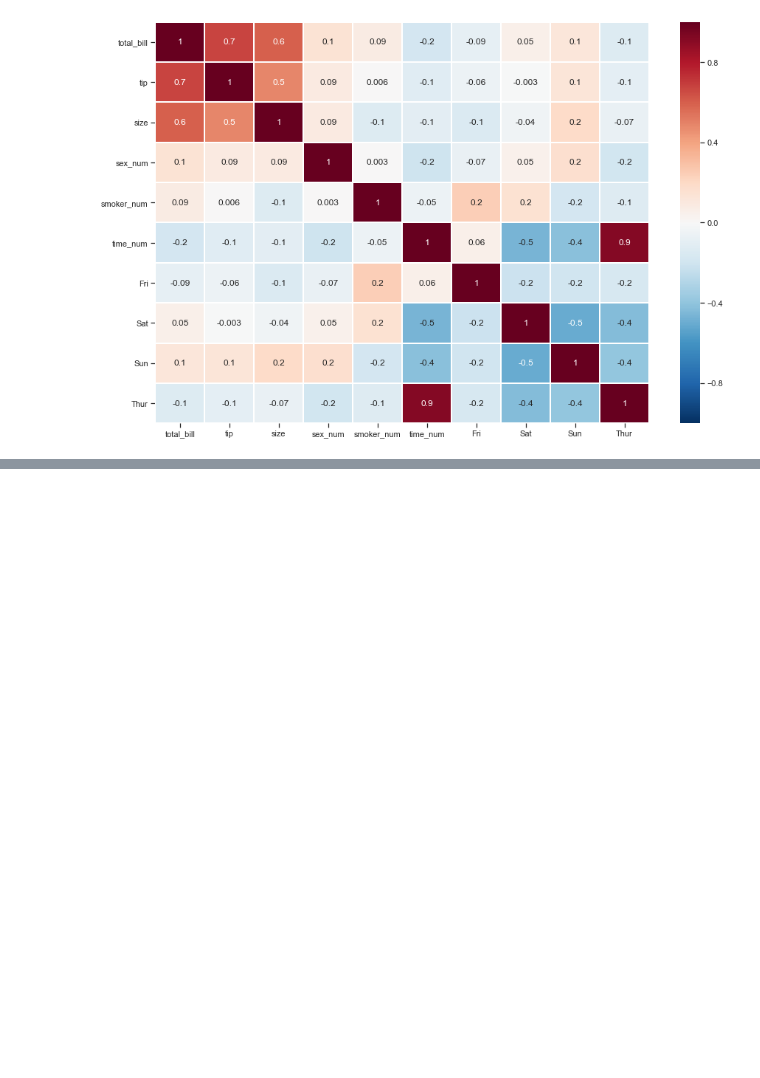
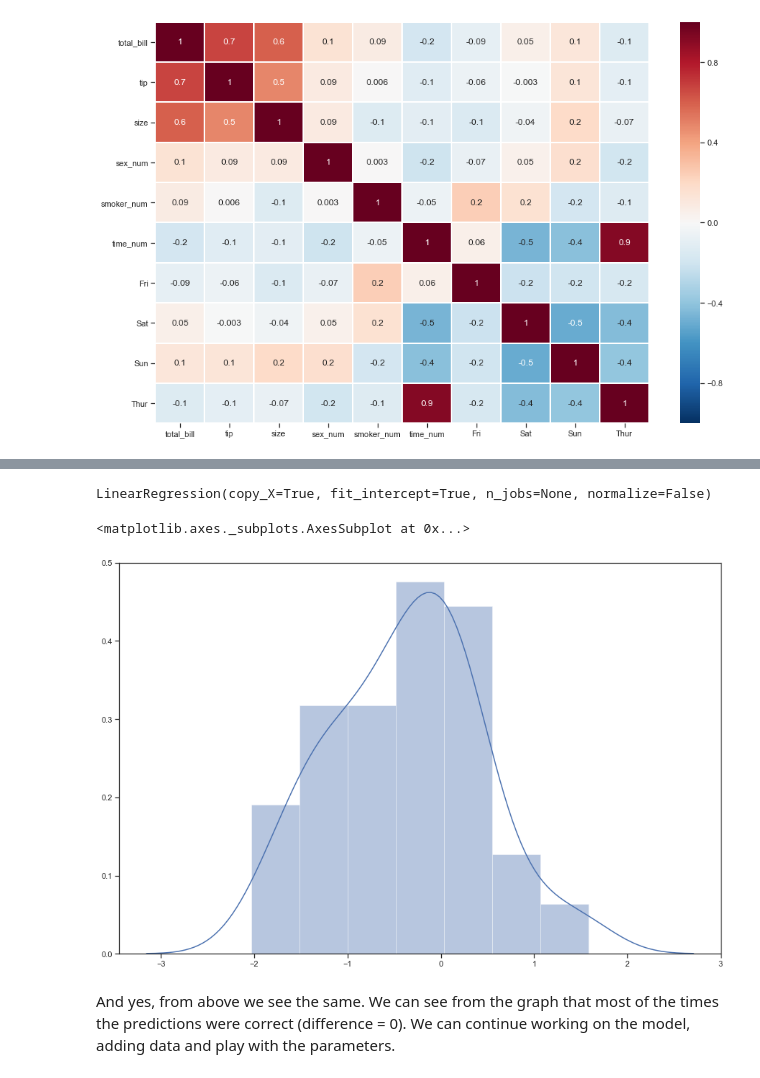
Before and after one commit to HenkT28/Fundamentals_Of_Data_Analysis_Assessment, a Jupyter notebook: Tips_Dataset.ipynb, the cells around one changed output, grey strips where cells are left out. Saved outputs shown, nothing was run; the diff lists cells and outputs as text; code cells hidden in the pictures; blank space fills up the shorter version.

```diff
--- a/Tips_Dataset.ipynb
+++ b/Tips_Dataset.ipynb
@@ -1199,0 +1302,26 @@ sns.heatmap(df_new.corr(), annot=True, mask=matrix, cmap= 'coolwarm')
+# %%
+# We create a list of features as X and predicted as Y.
+X1 = new_df[['size','sex_num','smoker_num','time_num','Fri','Sat','Sun','Thur']]
+Y1 = new_df[['tip']]
+# %%
+# Now lets split the data into test and train so we can test our model before we use it – we decide to split 70% – 30%.
+from sklearn.model_selection import train_test_split
+from sklearn.linear_model import LinearRegression
+X1_train, X1_test , y1_train , y1_test = train_test_split(X1,Y1,test_size=0.25,random_state=26)
+# %%
+# Now lets train the model with X_train and y_train.
+model = LinearRegression()
+model.fit(X1_train, y1_train)
+# %% [output]
+LinearRegression(copy_X=True, fit_intercept=True, n_jobs=None, normalize=False)
+# %%
+# And predict the X_test values
+predictions=model.predict(X1_test)
+# %%
+# We can draw a graph to see the difference distribution
+sns.distplot(y_test-predictions)
+# %% [output]
+<matplotlib.axes._subplots.AxesSubplot at 0x...>
+[figure, added]
+# %% [markdown]
+And yes, from above we see the same. We can see from the graph that most of the times the predictions were correct (difference = 0). We can continue working on the model, adding data and play with the parameters.
```
Also changed, not shown: parts of 38 cells of this notebook.
